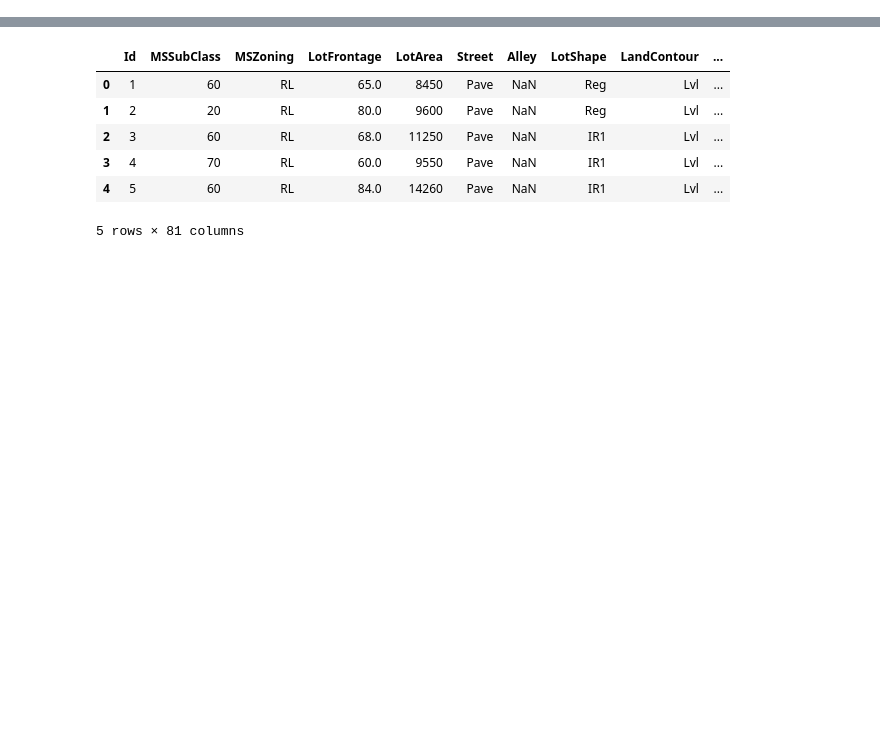
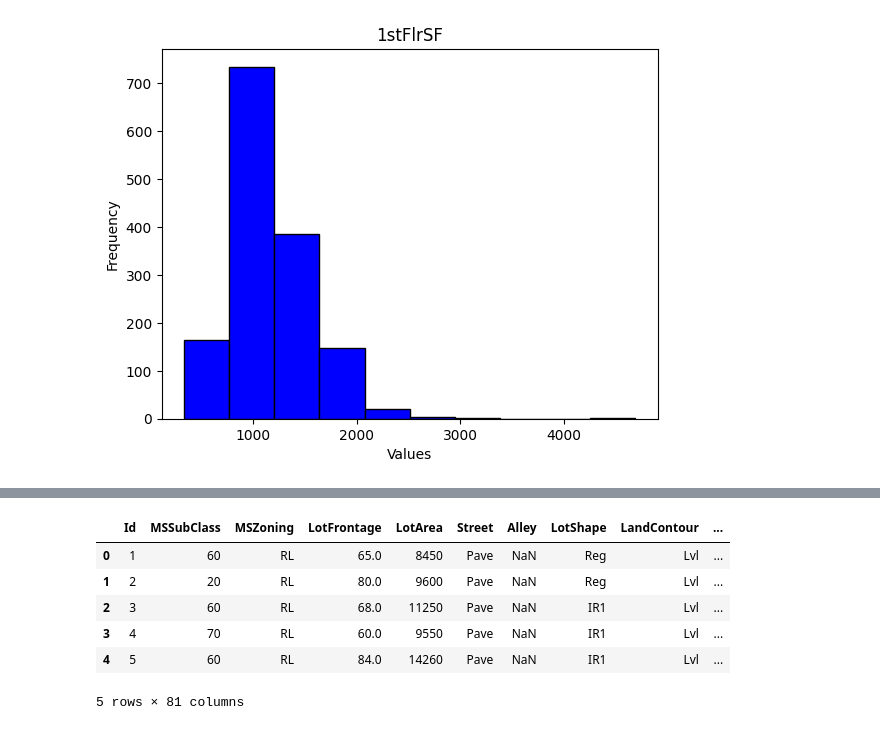
Before and after one commit to JiwonJJeong/CT-applied-machine-learning, a Jupyter notebook: hw-1/kaggle_tutorial.ipynb, the cells around one changed output, grey strips where cells are left out. Saved outputs shown, nothing was run; the diff lists cells and outputs as text; code cells hidden in the pictures; blank space fills up the shorter version.

```diff
--- a/hw-1/kaggle_tutorial.ipynb
+++ b/hw-1/kaggle_tutorial.ipynb
@@ -0,0 +3,8 @@
+# %%
+# Visualize a continuous feature (1stFlrSF)
+# Other examples of continuous: 2ndFlrSF, LotArea
+import housing_prices
+
+housing_prices.plot_distribution_of_continuous("1stFlrSF")
+# %% [output]
+[figure, added]
```
Also changed, not shown: parts of 21 cells of this notebook, 3 other files.
